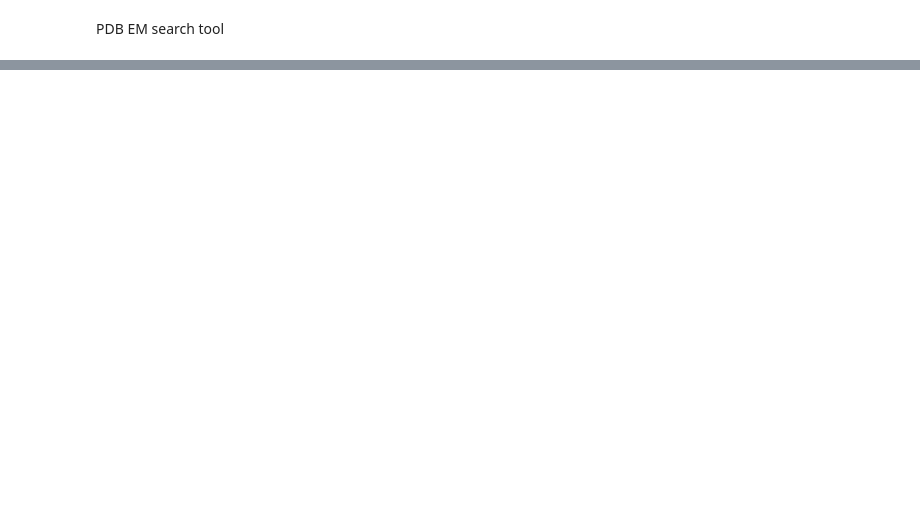
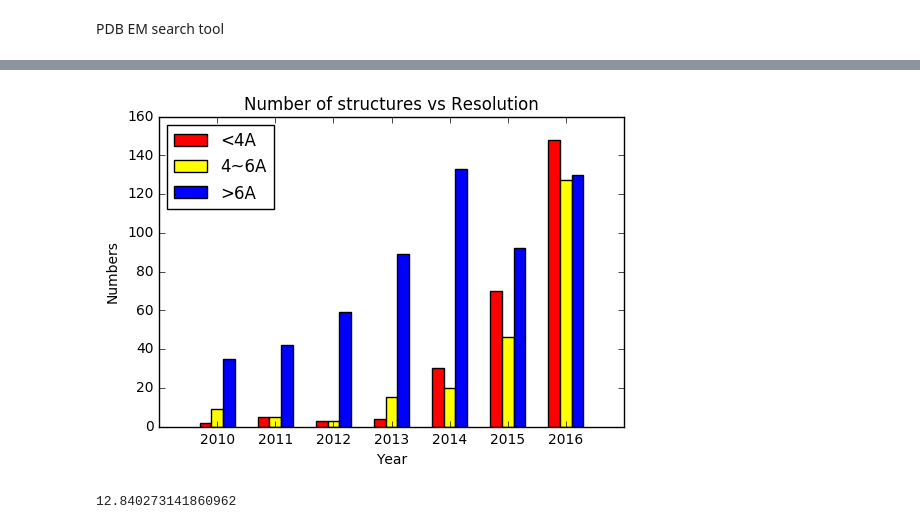
Before and after one commit to albertlibra/HW-Ludtke, a Jupyter notebook: programming project.ipynb, the cells around one changed output, grey strips where cells are left out. Saved outputs shown, nothing was run; the diff lists cells and outputs as text; code cells hidden in the pictures; blank space fills up the shorter version.

```diff
--- a/programming project.ipynb
+++ b/programming project.ipynb
@@ -79,23 +90,10 @@ def queryresolution(result):
     return resolutionlist
 # %%
 def YearlyGrowthofStructuresSolvedByElectronMicroscopyVsRes(start,end,low,high):
-    res=[]
-    url = 'http://www.rcsb.org/pdb/rest/search'
-    for i in range(start,end+1):
-        req = urllib.request.Request(url, data=queryPDB(i).encode("UTF-8"))
-        f = urllib.request.urlopen(req)
-        result = f.read().decode("utf-8")
-#         if result:
-#             print ("Found number of PDB entries:", result.count('\n'))
-        c=np.asarray(queryresolution(result),dtype='float')
-#         res.append(((1<=c)&(c<2)).sum())
-#         res.append(((2<=c)&(c<3)).sum())
-#         res.append(((3<=c)&(c<4)).sum())
-#         res.append((4<=c).sum())
-        res.append((c<low).sum())
-        res.append(((c>=low)&(c<high)).sum())
-        res.append((c>=high).sum())
-
+    p=Pool(4)
+    result=p.map(querywebyear,range(start,end+1))
+    res=np.asarray(p.map(calres,result),dtype=int).ravel()
+    p.close()
     fig, ax = plt.subplots()
     ind = np.arange(end-start+1)
     years=len(ind)
@@ -111,3 +109,6 @@ def YearlyGrowthofStructuresSolvedByElectronMicroscopyVsRes(start,end,low,high):
     ax.legend((b1[0],b2[0],b3[0]),('<{}A'.format(low),'{}~{}A'.format(low,high),'>{}A'.format(high)),loc=2)
     ax.set_title('Number of structures vs Resolution')
     plt.show()
+def calres(i,low=4,high=6):
+    c=np.asarray(queryresolution(i),dtype='float')
+    return (c<low).sum(),((c>=low)&(c<high)).sum(),(c>=high).sum()
@@ -156,0 +115,8 @@ hre
+# %%
+import time
+start_time=time.time()
+YearlyGrowthofStructuresSolvedByElectronMicroscopyVsRes(2010,2016,4,6)
+print(time.time()-start_time)
+# %% [output]
+[figure, added]
+12.840273141860962
```
Also changed, not shown: parts of 8 cells of this notebook.
